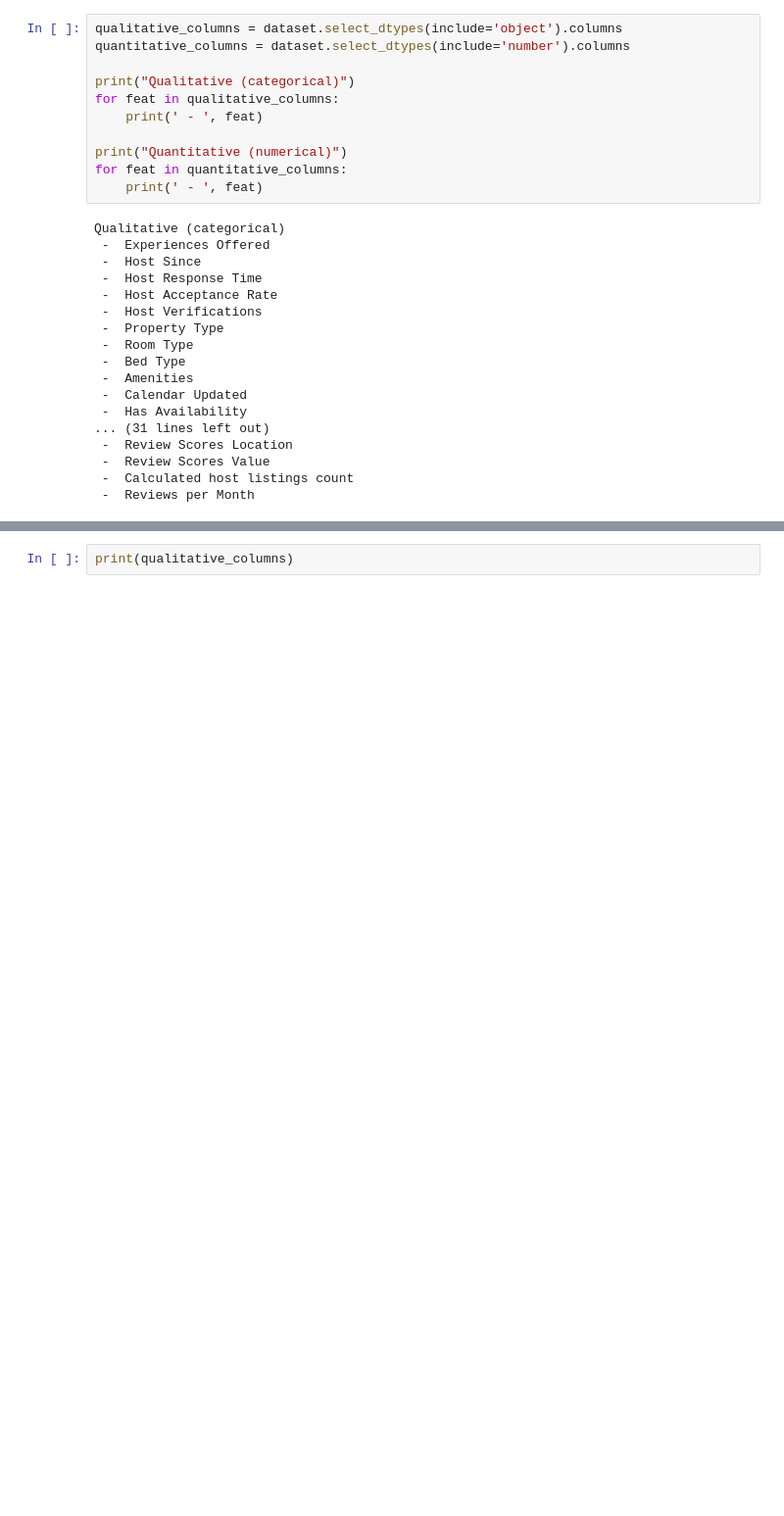
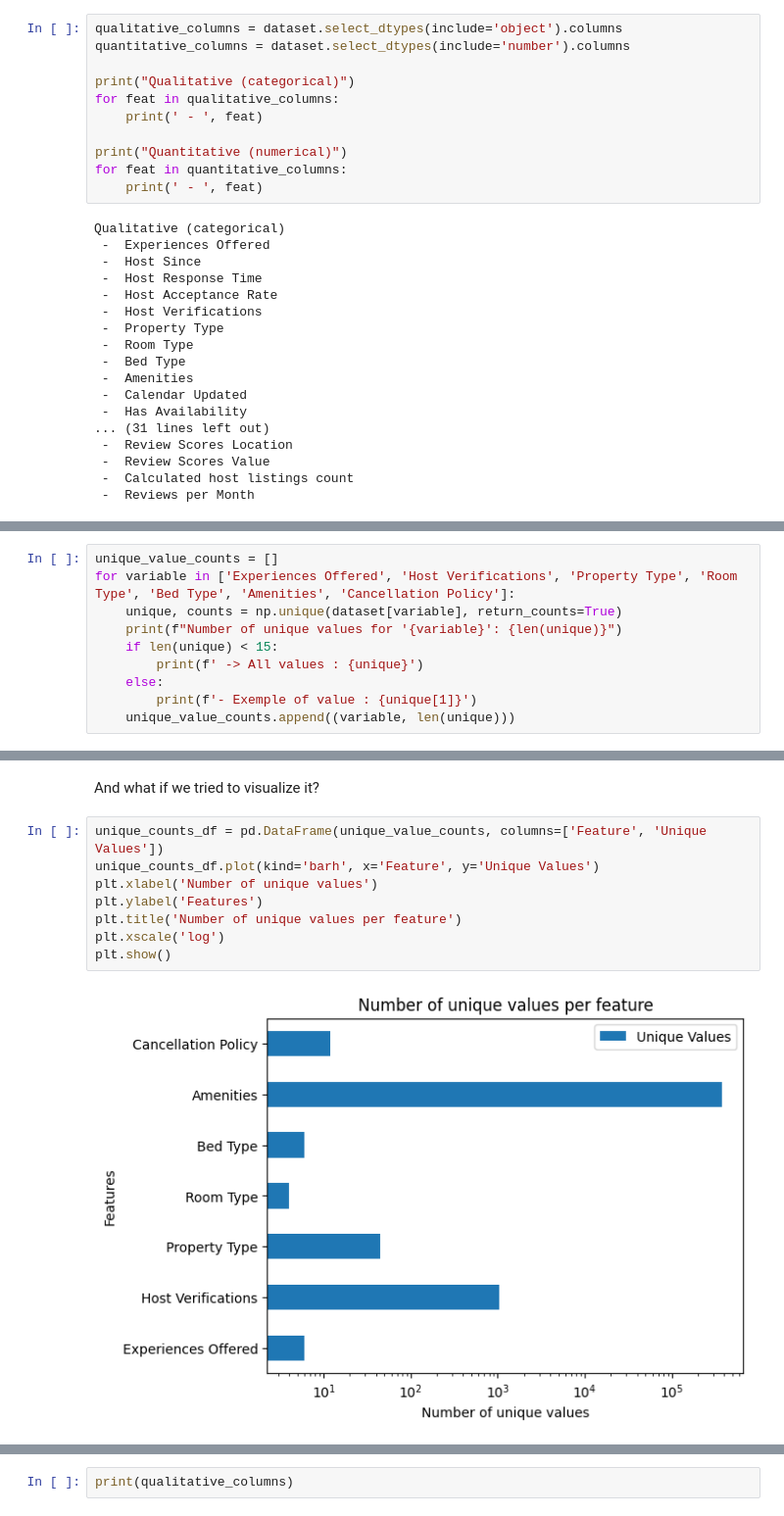
Before and after one commit to Antoine-ValentinCharpentier/AirbnbPricePrediction2, a Jupyter notebook: notebook.ipynb, the cells around one changed output, grey strips where cells are left out. Shown at 98% size. Drawn from its saved outputs; the diff is of its cells as text; blank space fills up the shorter version.

```diff
--- a/notebook.ipynb
+++ b/notebook.ipynb
@@ -296,0 +294,10 @@ Let's start by examining the distribution of our categorical variables.
+# %%
+unique_value_counts = []
+for variable in ['Experiences Offered', 'Host Verifications', 'Property Type', 'Room Type', 'Bed Type', 'Amenities', 'Cancellation Policy']:
+    unique, counts = np.unique(dataset[variable], return_counts=True)
+    print(f"Number of unique values for '{variable}': {len(unique)}")
+    if len(unique) < 15:
+        print(f' -> All values : {unique}')
+    else:
+        print(f'- Exemple of value : {unique[1]}')
+    unique_value_counts.append((variable, len(unique)))
@@ -296,0 +321,12 @@ Let's start by examining the distribution of our categorical variables.
+# %% [markdown]
+And what if we tried to visualize it?
+# %%
+unique_counts_df = pd.DataFrame(unique_value_counts, columns=['Feature', 'Unique Values'])
+unique_counts_df.plot(kind='barh', x='Feature', y='Unique Values')
+plt.xlabel('Number of unique values')
+plt.ylabel('Features')
+plt.title('Number of unique values per feature')
+plt.xscale('log')
+plt.show()
+# %% [output]
+[figure, added]
```
Also changed, not shown: parts of 6 cells of this notebook.
